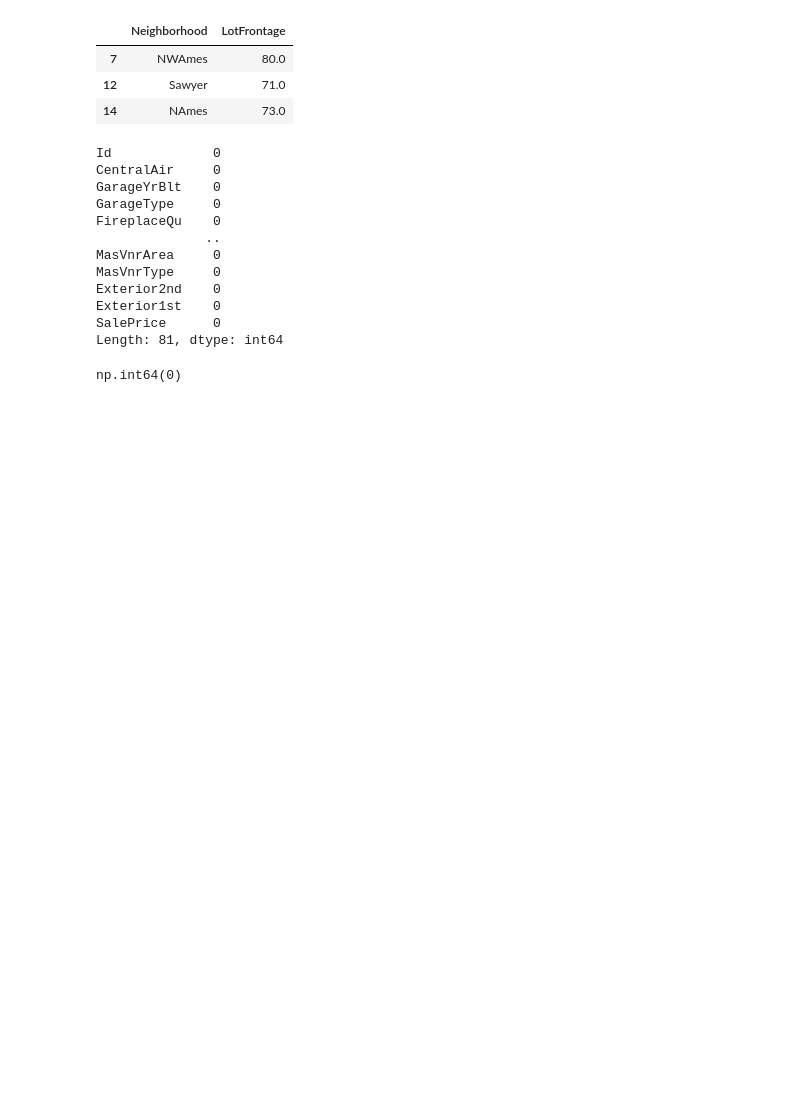
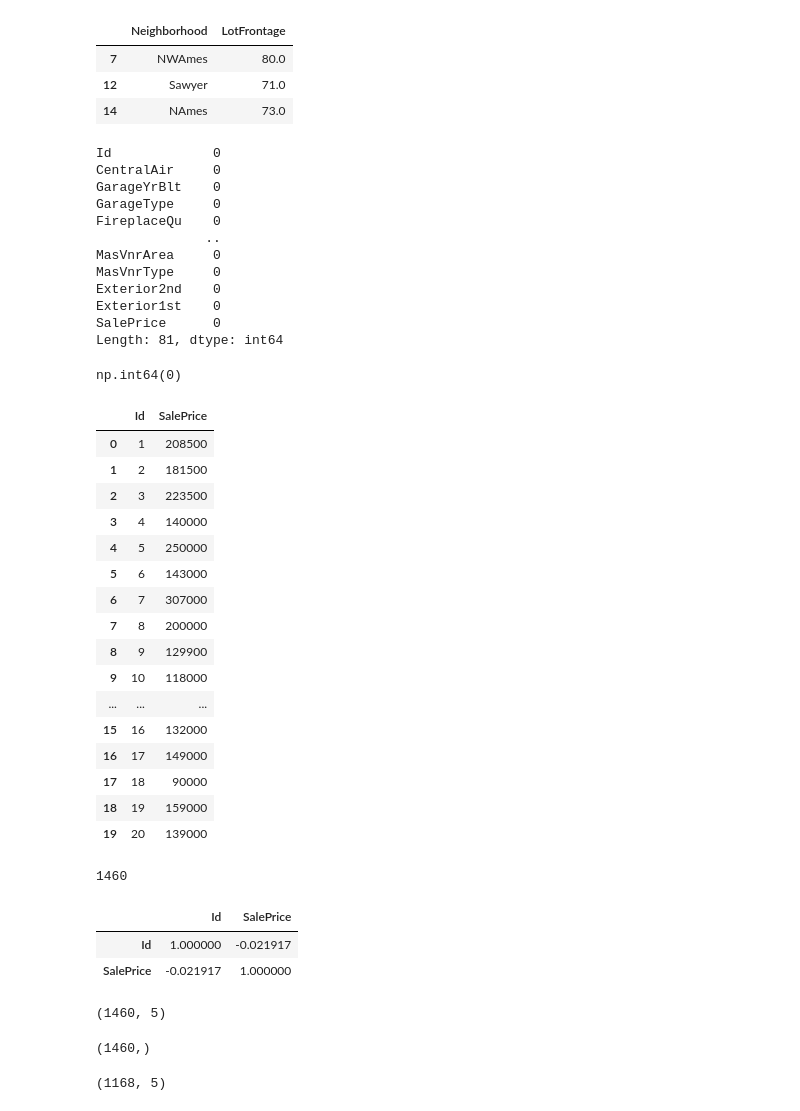
Before and after one commit to kogimurio/house_sales_prediction, a Jupyter notebook: saales_price_predictions.ipynb, the cells around one changed output. Saved outputs shown, nothing was run; the diff lists cells and outputs as text; code cells hidden in the pictures; blank space fills up the shorter version.

Commit message:
splitting train and test sets

```diff
--- a/saales_price_predictions.ipynb
+++ b/saales_price_predictions.ipynb
@@ -1776,3 +1777,33 @@ missing_values = dataset.isnull().sum()
 missing_values[missing_values > 0].sum()
 # %% [output]
 np.int64(0)
+# %%
+dataset[['Id', 'SalePrice']].head(20)
+# %% [output]
+|  | Id | SalePrice |
+| 0 | 1 | 208500 |
+| 1 | 2 | 181500 |
+| 2 | 3 | 223500 |
+| 3 | 4 | 140000 |
+| 4 | 5 | 250000 |
+| 5 | 6 | 143000 |
+| 6 | 7 | 307000 |
+| 7 | 8 | 200000 |
+| 8 | 9 | 129900 |
+| 9 | 10 | 118000 |
+| ... | ... | ... |
+| 15 | 16 | 132000 |
+| 16 | 17 | 149000 |
+| 17 | 18 | 90000 |
+| 18 | 19 | 159000 |
+| 19 | 20 | 139000 |
+# %%
+dataset['Id'].nunique()
+# %% [output]
+1460
+# %%
+dataset[['Id', 'SalePrice']].corr()
+# %% [output]
+|  | Id | SalePrice |
+| Id | 1.000000 | -0.021917 |
+| SalePrice | -0.021917 | 1.000000 |
@@ -1778,0 +1813,8 @@ np.int64(0)
+# %%
+X.shape
+# %% [output]
+(1460, 5)
+# %%
+y.shape
+# %% [output]
+(1460,)
@@ -1778,0 +1823,4 @@ np.int64(0)
+# %%
+X_train.shape
+# %% [output]
+(1168, 5)
```
Also changed, not shown: parts of 6 cells of this notebook.
